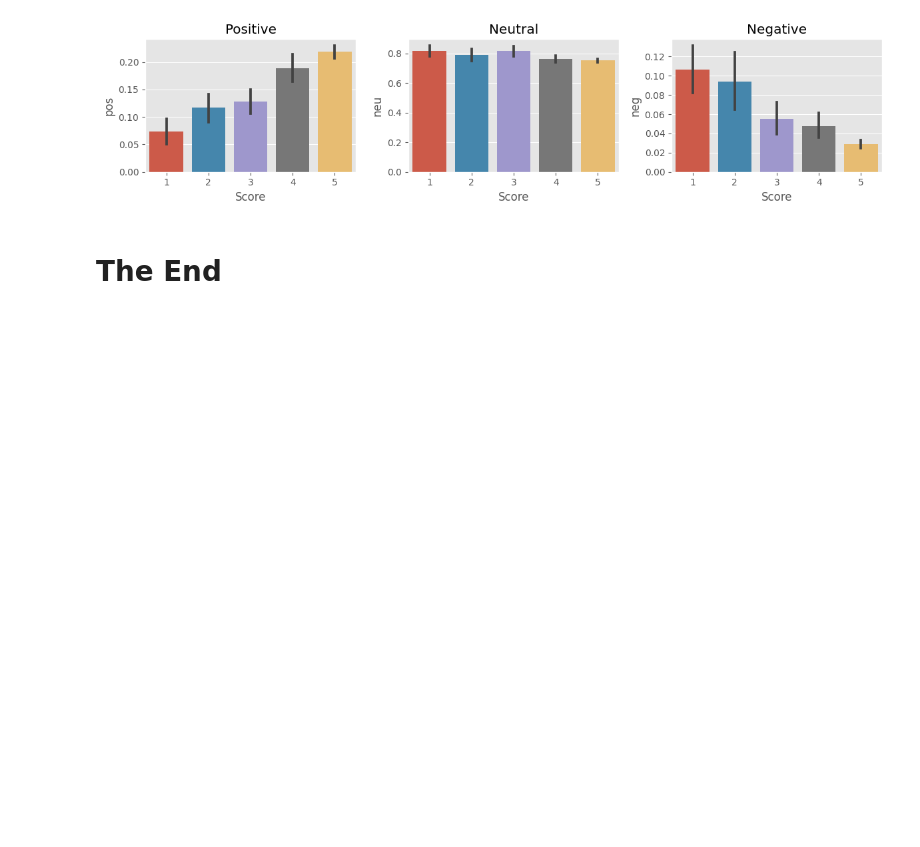
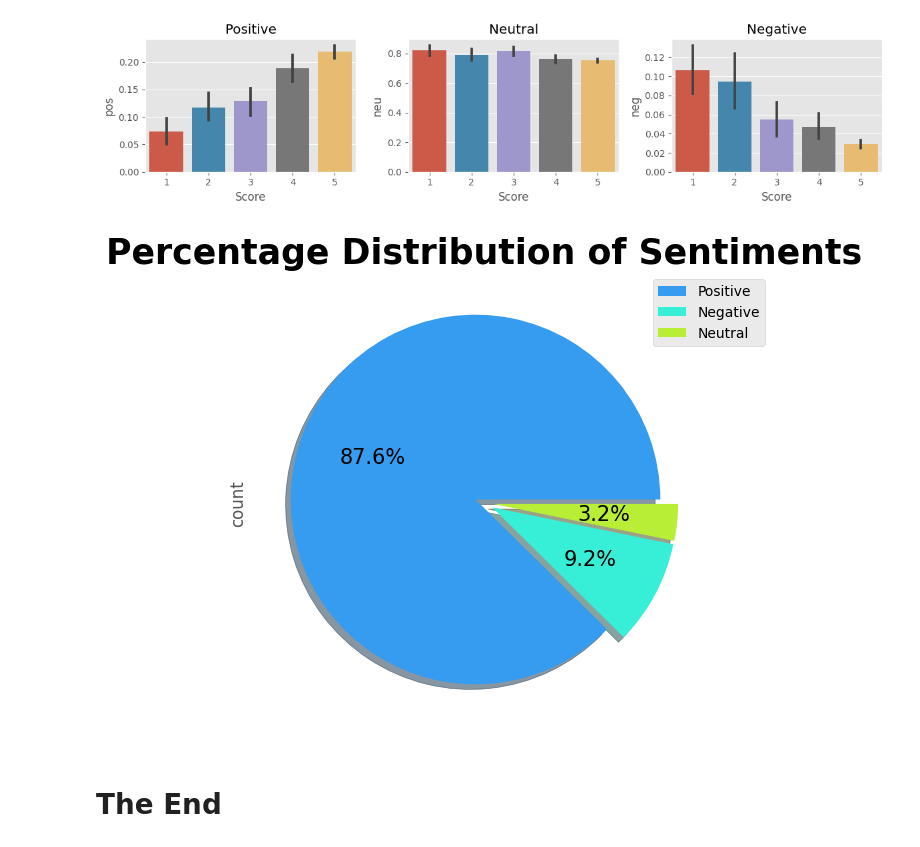
Before and after one commit to Dhanu1121/Data-Science, a Jupyter notebook: sentiment-analysis-python.ipynb, the cells around one changed output. Saved outputs shown, nothing was run; the diff lists cells and outputs as text; code cells hidden in the pictures; blank space fills up the shorter version.

```diff
--- a/sentiment-analysis-python.ipynb
+++ b/sentiment-analysis-python.ipynb
@@ -203,5 +306,13 @@ plt.tight_layout()
 plt.show()
 # %% [output]
 [figure]
+# %%
+vaders['vader_sntms'].value_counts().plot.pie(explode=(0.05,0.05,0.05),colors=['#369cef','#36efd6','#b8ef36'],autopct='%1.1f%%',shadow=True,figsize=(15,6),fontsize=15,labels=None)
+plt.title("Percentage Distribution of Sentiments",fontsize=25,fontweight='bold')
+labels=vaders['vader_sntms'].value_counts().index.tolist()
+plt.legend(bbox_to_anchor=(0.85, 1), loc='upper left', labels=labels)
+plt.show()
+# %% [output]
+[figure, added]
 # %% [markdown]
 # The End
```
Also changed, not shown: parts of 14 cells of this notebook.
